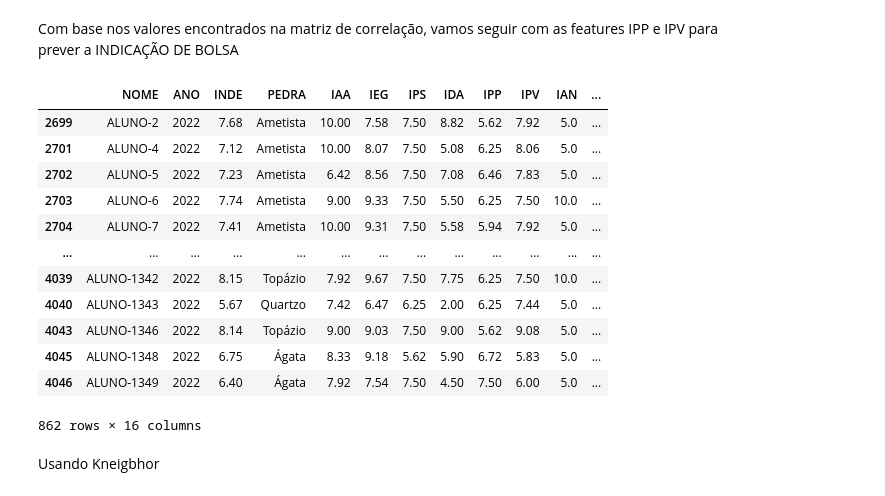
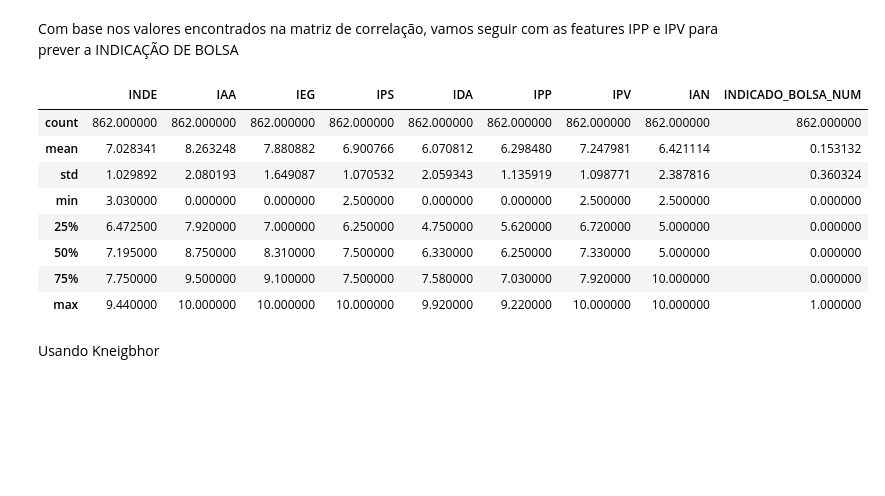
Before and after one commit to tech-challenge-group-119/datathon-passos-magicos, a Jupyter notebook: analise-exploratoria.ipynb, the cells around one changed output. Saved outputs shown, nothing was run; the diff lists cells and outputs as text; code cells hidden in the pictures; blank space fills up the shorter version.

```diff
--- a/analise-exploratoria.ipynb
+++ b/analise-exploratoria.ipynb
@@ -345,21 +302,17 @@ plt.show()
 # %% [markdown]
 Com base nos valores encontrados na matriz de correlação, vamos seguir com as features IPP e IPV para prever a INDICAÇÃO DE BOLSA
 # %%
-df_indicado_bolsa
+df_indicado_bolsa.describe()
 # %% [output]
-|  | NOME | ANO | INDE | PEDRA | IAA | IEG | IPS | IDA | IPP | IPV | IAN | ... |
-| 2699 | ALUNO-2 | 2022 | 7.68 | Ametista | 10.00 | 7.58 | 7.50 | 8.82 | 5.62 | 7.92 | 5.0 | ... |
-| 2701 | ALUNO-4 | 2022 | 7.12 | Ametista | 10.00 | 8.07 | 7.50 | 5.08 | 6.25 | 8.06 | 5.0 | ... |
-| 2702 | ALUNO-5 | 2022 | 7.23 | Ametista | 6.42 | 8.56 | 7.50 | 7.08 | 6.46 | 7.83 | 5.0 | ... |
-| 2703 | ALUNO-6 | 2022 | 7.74 | Ametista | 9.00 | 9.33 | 7.50 | 5.50 | 6.25 | 7.50 | 10.0 | ... |
-| 2704 | ALUNO-7 | 2022 | 7.41 | Ametista | 10.00 | 9.31 | 7.50 | 5.58 | 5.94 | 7.92 | 5.0 | ... |
-| ... | ... | ... | ... | ... | ... | ... | ... | ... | ... | ... | ... | ... |
-| 4039 | ALUNO-1342 | 2022 | 8.15 | Topázio | 7.92 | 9.67 | 7.50 | 7.75 | 6.25 | 7.50 | 10.0 | ... |
-| 4040 | ALUNO-1343 | 2022 | 5.67 | Quartzo | 7.42 | 6.47 | 6.25 | 2.00 | 6.25 | 7.44 | 5.0 | ... |
-| 4043 | ALUNO-1346 | 2022 | 8.14 | Topázio | 9.00 | 9.03 | 7.50 | 9.00 | 5.62 | 9.08 | 5.0 | ... |
-| 4045 | ALUNO-1348 | 2022 | 6.75 | Ágata | 8.33 | 9.18 | 5.62 | 5.90 | 6.72 | 5.83 | 5.0 | ... |
-| 4046 | ALUNO-1349 | 2022 | 6.40 | Ágata | 7.92 | 7.54 | 7.50 | 4.50 | 7.50 | 6.00 | 5.0 | ... |
+|  | INDE | IAA | IEG | IPS | IDA | IPP | IPV | IAN | INDICADO_BOLSA_NUM |
+| count | 862.000000 | 862.000000 | 862.000000 | 862.000000 | 862.000000 | 862.000000 | 862.000000 | 862.000000 | 862.000000 |
+| mean | 7.028341 | 8.263248 | 7.880882 | 6.900766 | 6.070812 | 6.298480 | 7.247981 | 6.421114 | 0.153132 |
+| std | 1.029892 | 2.080193 | 1.649087 | 1.070532 | 2.059343 | 1.135919 | 1.098771 | 2.387816 | 0.360324 |
+| min | 3.030000 | 0.000000 | 0.000000 | 2.500000 | 0.000000 | 0.000000 | 2.500000 | 2.500000 | 0.000000 |
+| 25% | 6.472500 | 7.920000 | 7.000000 | 6.250000 | 4.750000 | 5.620000 | 6.720000 | 5.000000 | 0.000000 |
+| 50% | 7.195000 | 8.750000 | 8.310000 | 7.500000 | 6.330000 | 6.250000 | 7.330000 | 5.000000 | 0.000000 |
+| 75% | 7.750000 | 9.500000 | 9.100000 | 7.500000 | 7.580000 | 7.030000 | 7.920000 | 10.000000 | 0.000000 |
+| max | 9.440000 | 10.000000 | 10.000000 | 10.000000 | 9.920000 | 9.220000 | 10.000000 | 10.000000 | 1.000000 |
-862 rows × 16 columns
 # %%
 #Separando as variáveis
 x = df_indicado_bolsa[["IPV", "IPP"]]
```
Also changed, not shown: parts of 17 cells of this notebook, 3 other files.
